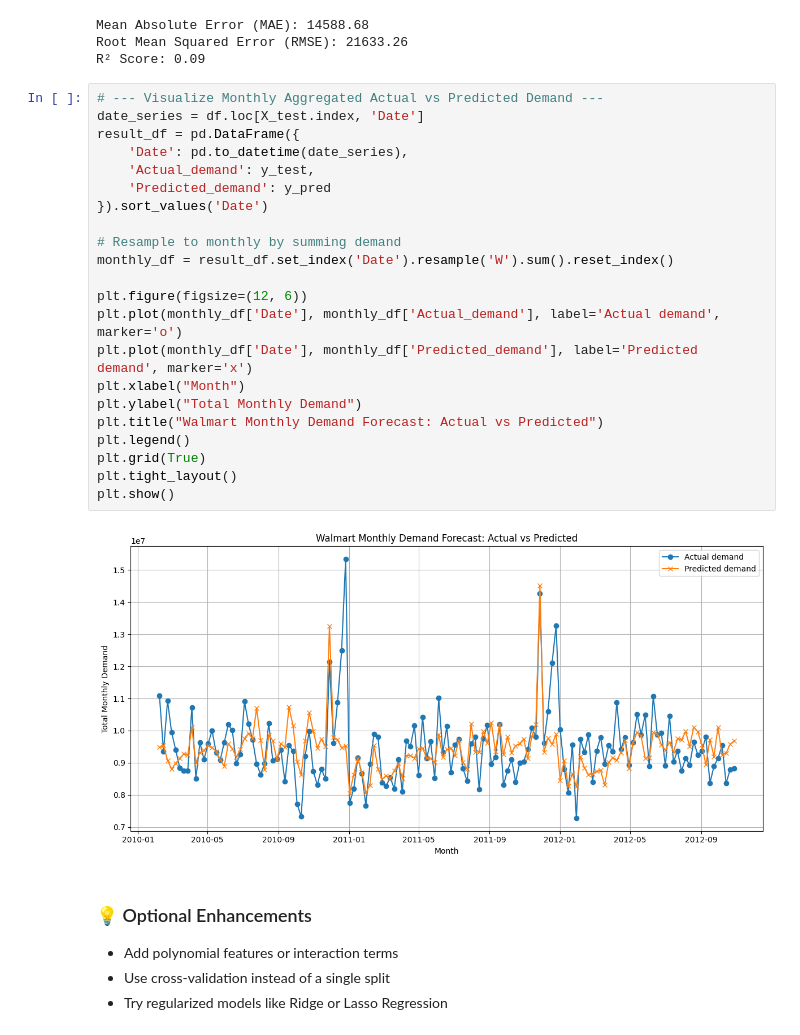
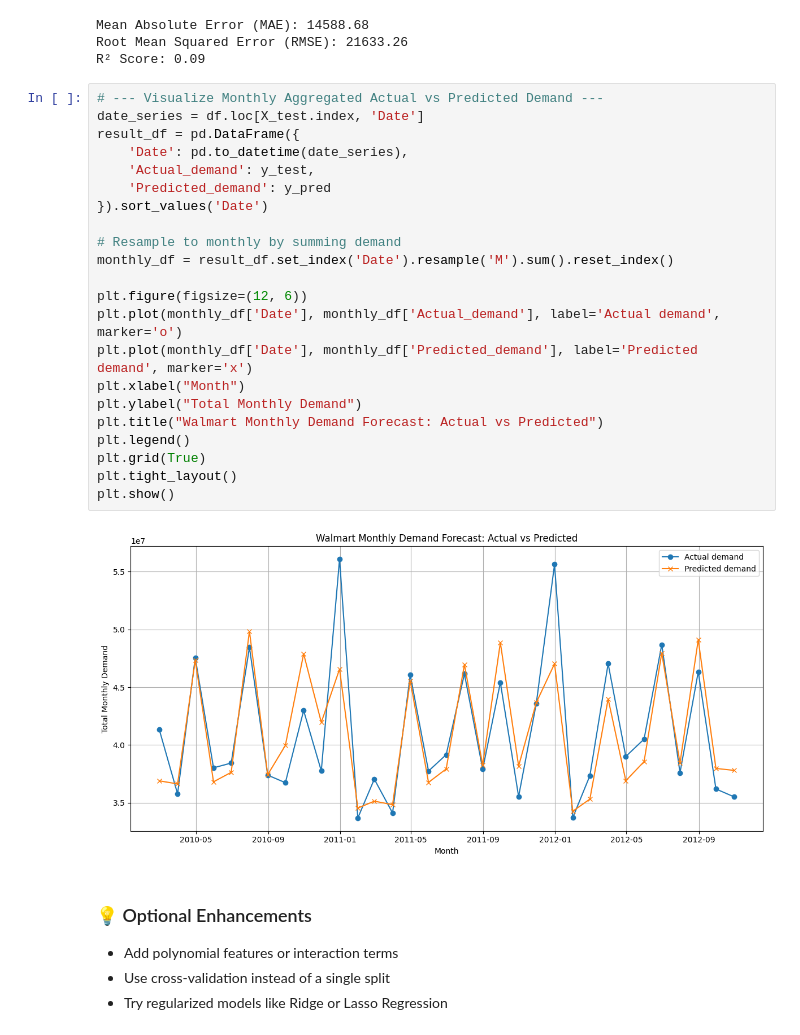
Before and after one commit to saikisri97/Optimisation, a Jupyter notebook: For_AI_Lecture/code/walmart_sales_regression_kaggle_adapted.ipynb, the cells around one changed output. Cells and saved outputs as stored; diff of their text form.

```diff
--- a/For_AI_Lecture/code/walmart_sales_regression_kaggle_adapted.ipynb
+++ b/For_AI_Lecture/code/walmart_sales_regression_kaggle_adapted.ipynb
@@ -68,27 +68,27 @@ R² Score: 0.09
 # %%
 # --- Visualize Monthly Aggregated Actual vs Predicted Demand ---
 date_series = df.loc[X_test.index, 'Date']
 result_df = pd.DataFrame({
     'Date': pd.to_datetime(date_series),
     'Actual_demand': y_test,
     'Predicted_demand': y_pred
 }).sort_values('Date')
 
 # Resample to monthly by summing demand
-monthly_df = result_df.set_index('Date').resample('W').sum().reset_index()
+monthly_df = result_df.set_index('Date').resample('M').sum().reset_index()
 
 plt.figure(figsize=(12, 6))
 plt.plot(monthly_df['Date'], monthly_df['Actual_demand'], label='Actual demand', marker='o')
 plt.plot(monthly_df['Date'], monthly_df['Predicted_demand'], label='Predicted demand', marker='x')
 plt.xlabel("Month")
 plt.ylabel("Total Monthly Demand")
 plt.title("Walmart Monthly Demand Forecast: Actual vs Predicted")
 plt.legend()
 plt.grid(True)
 plt.tight_layout()
 plt.show()
 # %% [output]
-[figure, old version]
+[figure, new version]
 # %% [markdown]
 ### 💡 Optional Enhancements
 - Add polynomial features or interaction terms
```
